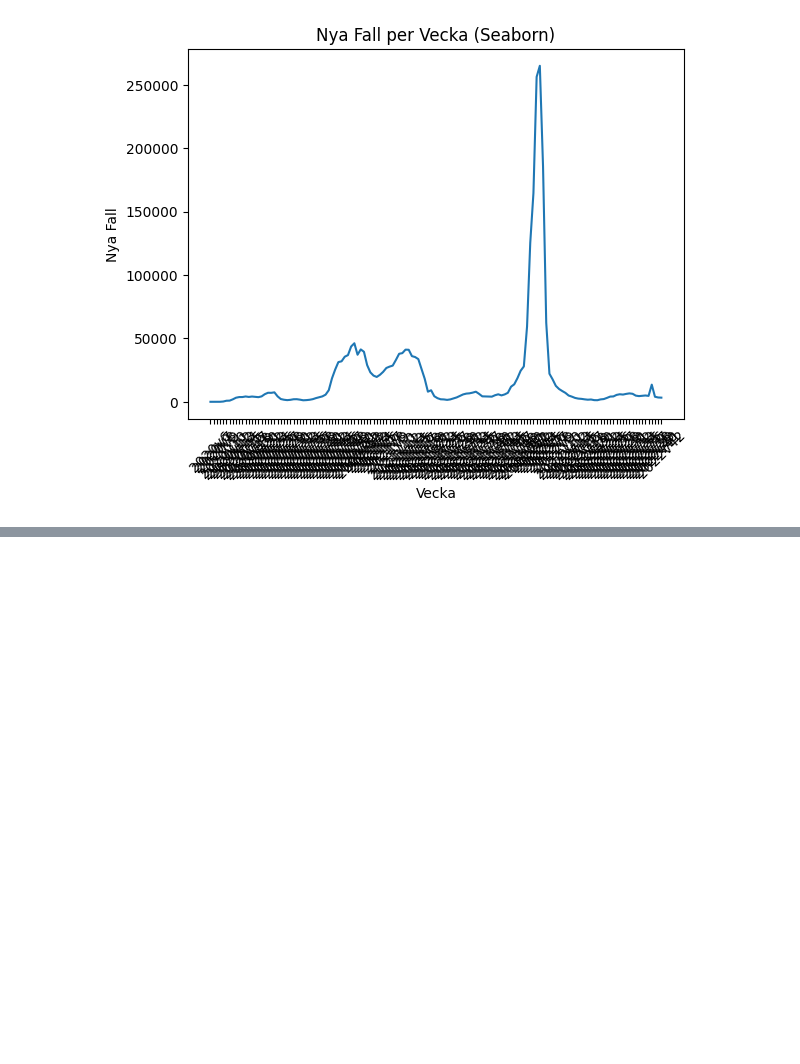
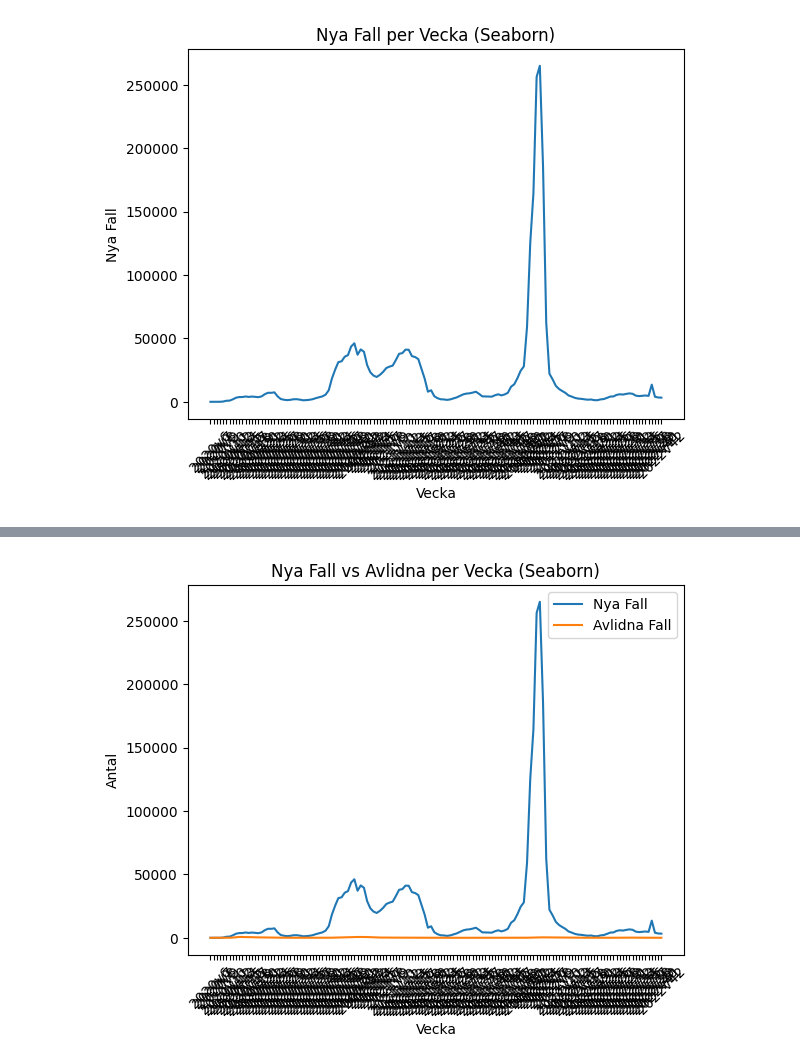
Before and after one commit to Wessnom/DataProcessing-Alexander-Wessner, a Jupyter notebook: Labb/Uppgift_1.ipynb, the cells around one changed output, grey strips where cells are left out. Saved outputs shown, nothing was run; the diff lists cells and outputs as text; code cells hidden in the pictures; blank space fills up the shorter version.

```diff
--- a/Labb/Uppgift_1.ipynb
+++ b/Labb/Uppgift_1.ipynb
@@ -169,0 +192,19 @@ fig_px_new_cases.show()
+# %%
+# Seaborn
+
+sns.lineplot(x='Vecka', y='Antal_fall_vecka', data=covid_data, label='Nya Fall')
+sns.lineplot(x='Vecka', y='Antal_avlidna_vecka', data=covid_data, label='Avlidna Fall')
+plt.title('Nya Fall vs Avlidna per Vecka (Seaborn)')
+plt.xlabel('Vecka')
+plt.ylabel('Antal')
+plt.xticks(rotation=45)
+plt.show()
+
+# Plotly Express
+
+fig_px_combined = px.line(covid_data, x='Vecka', y=['Antal_fall_vecka', 'Antal_avlidna_vecka'],
+                          labels={'value': 'Antal', 'variable': 'Typ'},
+                          title='Nya Fall vs Avlidna Fall per Vecka (Plotly Express)')
+fig_px_combined.show()
+# %% [output]
+[figure, added]
```
Also changed, not shown: parts of 13 cells of this notebook.
